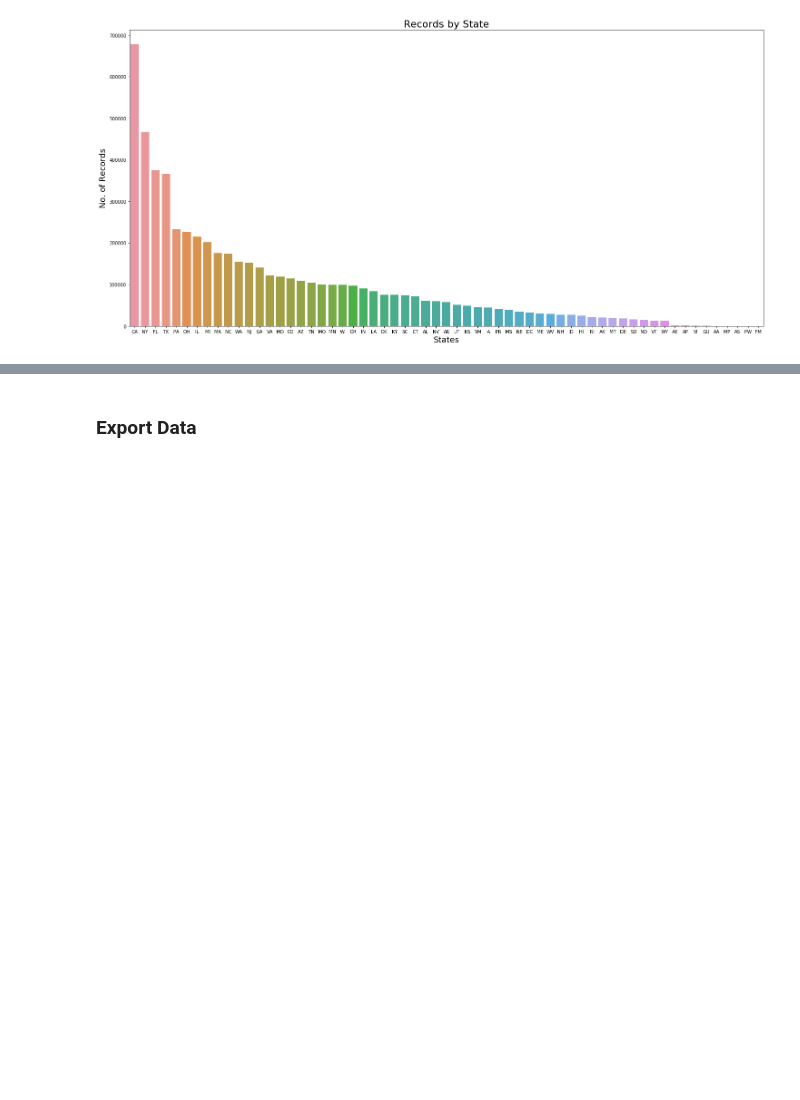
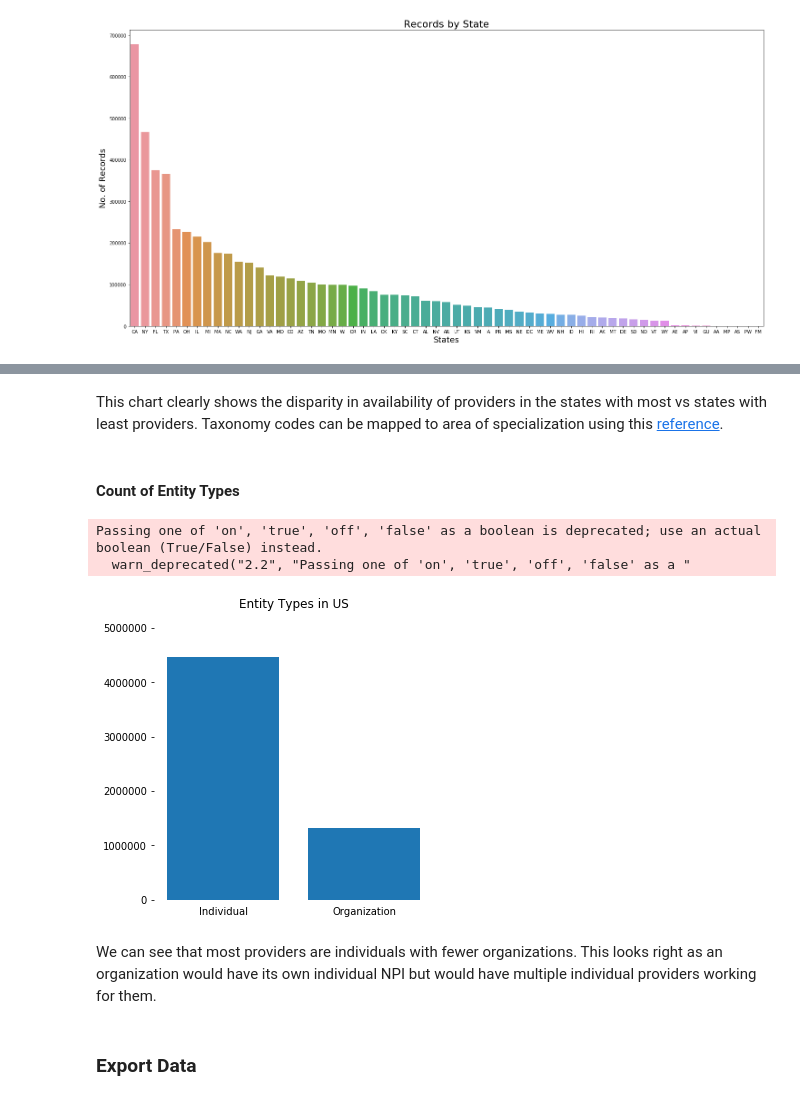
Before and after one commit to mohi9282/arcgis-python-api, a Jupyter notebook: samples/04_gis_analysts_data_scientists/provider_shortage_part1.ipynb, the cells around one changed output, grey strips where cells are left out. Drawn from its saved outputs; the diff is of its cells as text; code cells hidden in the pictures; blank space fills up the shorter version.

```diff
--- a/samples/04_gis_analysts_data_scientists/provider_shortage_part1.ipynb
+++ b/samples/04_gis_analysts_data_scientists/provider_shortage_part1.ipynb
@@ -293,3 +363,23 @@ Text(0, 0.5, 'No. of Records')
+# %% [markdown]
+This chart clearly shows the disparity in availability of providers in the states with most vs states with least providers. Taxonomy codes can be mapped to area of specialization using this [reference](http://www.wpc-edi.com/reference/codelists/healthcare/health-care-provider-taxonomy-code-set/).
+# %% [markdown]
+#### Count of Entity Types
+# %%
+fig, ax = plt.subplots(figsize=(5,5))
+entity = npi_clean['entity_type'].value_counts().reset_index()
+ax.bar(entity.iloc[:,0], entity.iloc[:,1])
+for key, spine in ax.spines.items():
+    spine.set_visible(False)
+ax.set_ylim(0,5000000)
+ax.set_title('Entity Types in US', pad=20)
+ax.tick_params(bottom="off")
+plt.show()
+# %% [output]
+Passing one of 'on', 'true', 'off', 'false' as a boolean is deprecated; use an actual boolean (True/False) instead.
+  warn_deprecated("2.2", "Passing one of 'on', 'true', 'off', 'false' as a "
+[figure, added]
+# %% [markdown]
+We can see that most providers are individuals with fewer organizations. This looks right as an organization would have its own individual NPI but would have multiple individual providers working for them.
 # %% [markdown]
 ### Export Data
 # %%
```
Also changed, not shown: parts of 33 cells of this notebook, 3 other files.
